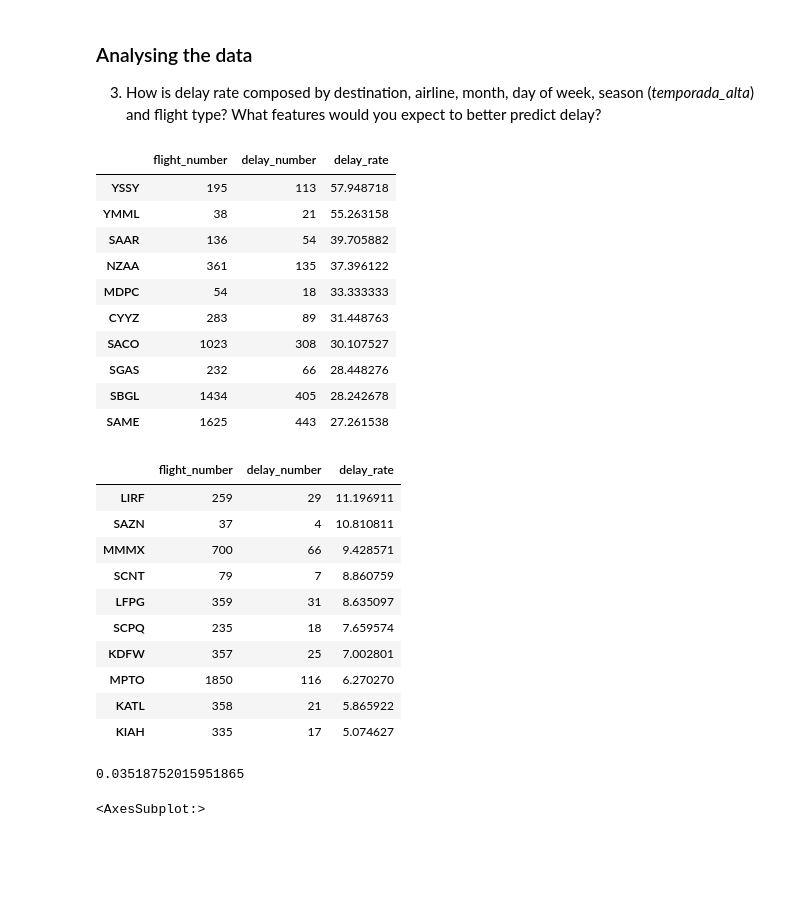
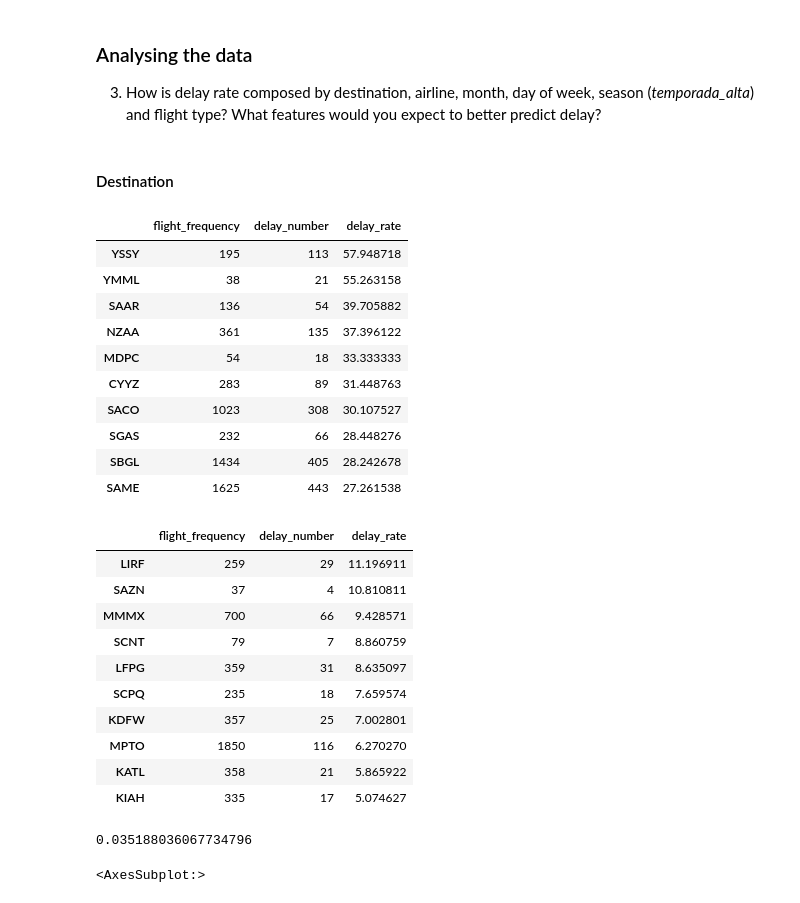
Before and after one commit to araujo-hilquias/ds_challenge, a Jupyter notebook: solution.ipynb, the cells around one changed output. Drawn from its saved outputs; the diff is of its cells as text; code cells hidden in the pictures; blank space fills up the shorter version.

Commit message:
Data exploration and delay rate study

```diff
--- a/solution.ipynb
+++ b/solution.ipynb
@@ -75,6 +89,11 @@ def get_treated_data():
 
     flight_data = pd.read_csv('data/dataset_SCL.csv', parse_dates=[0, 5], low_memory=False)
     flight_data = translating_data(flight_data)
+
+    # We encountered a missing value in flight_number_i and, a non numerical value '989P' and flight_number_o treated as a float in the CSV file
+    flight_data = flight_data.dropna()
+    flight_data['flight_number_i'] = flight_data['flight_number_i'].astype(str)
+    flight_data['flight_number_o'] = flight_data['flight_number_o'].apply(lambda x: str(x).replace('.0', ''))
 
     # It's necessary to create an index that is unique to identify each flight correctly
     flight_data['index'] = flight_data['datetime_o'].astype(str) + '_' + flight_data['flight_number_o'] + '_' +\
@@ -273,16 +292,18 @@ Already done in `creating_synthetic_features` and `saving_synthetic_features` fu
 ### Analysing the data
 
 3. How is delay rate composed by destination, airline, month, day of week, season (*temporada_alta*) and flight type? What features would you expect to better predict delay?
+# %% [markdown]
+#### Destination
 # %%
-aux_df = pd.DataFrame(index=df['destination_code_i'].unique(), columns=['flight_number', 'delay_number', 'delay_rate'])
-aux_df['flight_number'] = df[['destination_code_i', 'atraso_15']].groupby('destination_code_i').count()
+aux_df = pd.DataFrame(index=df['destination_code_i'].unique(), columns=['flight_frequency', 'delay_number', 'delay_rate'])
+aux_df['flight_frequency'] = df[['destination_code_i', 'atraso_15']].groupby('destination_code_i').count()
 aux_df['delay_number'] = df[['destination_code_i', 'atraso_15']].groupby('destination_code_i').sum()
-aux_df['delay_rate'] =  100 * (aux_df['delay_number'] / aux_df['flight_number'])
+aux_df['delay_rate'] =  100 * (aux_df['delay_number'] / aux_df['flight_frequency'])
 aux_df = aux_df.sort_values(by='delay_rate', ascending=False)
-aux_df = aux_df.loc[aux_df['flight_number'] > 30, :]
+aux_df = aux_df.loc[aux_df['flight_frequency'] > 30, :]
 aux_df.head(10)
 # %% [output]
-|  | flight_number | delay_number | delay_rate |
+|  | flight_frequency | delay_number | delay_rate |
 | YSSY | 195 | 113 | 57.948718 |
 | YMML | 38 | 21 | 55.263158 |
 | SAAR | 136 | 54 | 39.705882 |
@@ -296,7 +317,7 @@ aux_df.head(10)
 # %%
 aux_df.tail(10)
 # %% [output]
-|  | flight_number | delay_number | delay_rate |
+|  | flight_frequency | delay_number | delay_rate |
 | LIRF | 259 | 29 | 11.196911 |
 | SAZN | 37 | 4 | 10.810811 |
 | MMMX | 700 | 66 | 9.428571 |
@@ -308,9 +329,9 @@ aux_df.tail(10)
 | KATL | 358 | 21 | 5.865922 |
 | KIAH | 335 | 17 | 5.074627 |
 # %%
-100*(1 - aux_df['flight_number'].sum()/len(df))
+100*(1 - aux_df['flight_frequency'].sum()/len(df))
 # %% [output]
-0.03518752015951865
+0.035188036067734796
 # %%
 aux_df['delay_rate'].hist()
 # %% [output]
```
Also changed, not shown: parts of 42 cells of this notebook, 1 other file.
